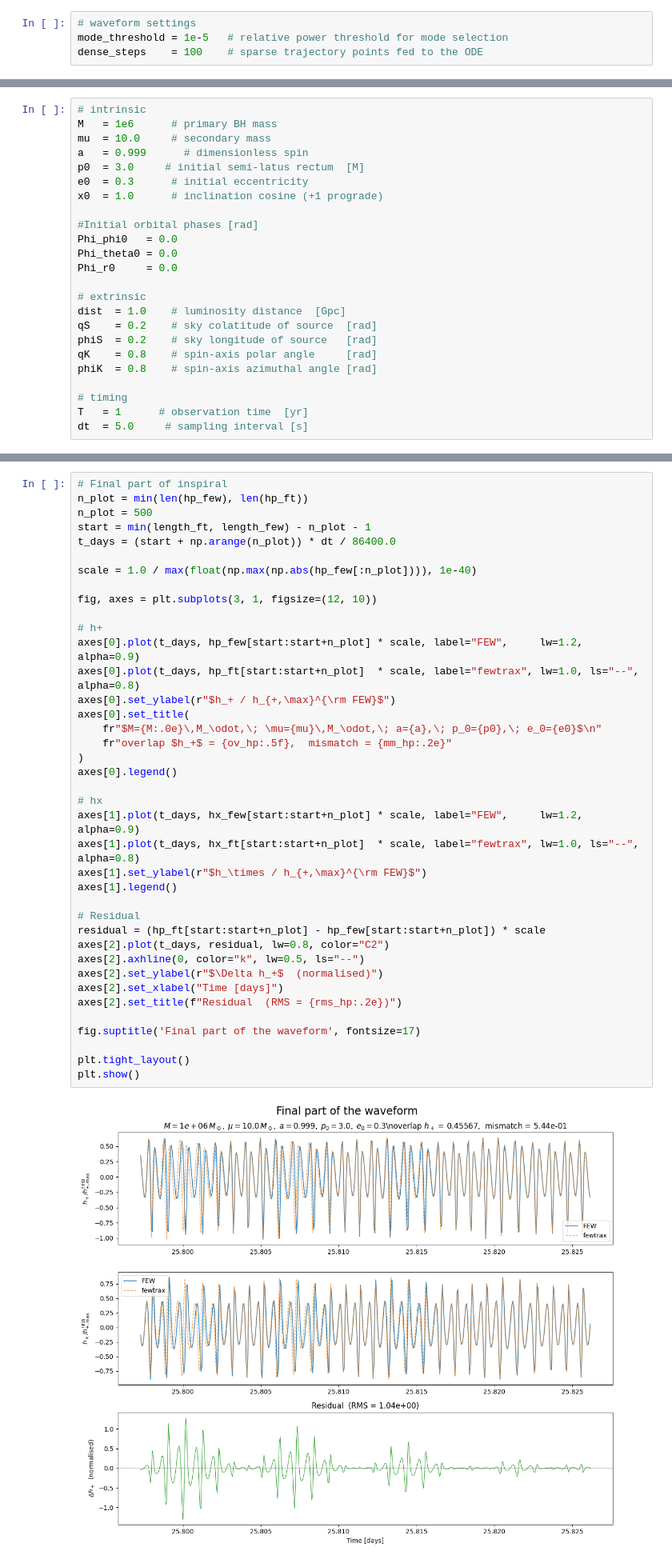
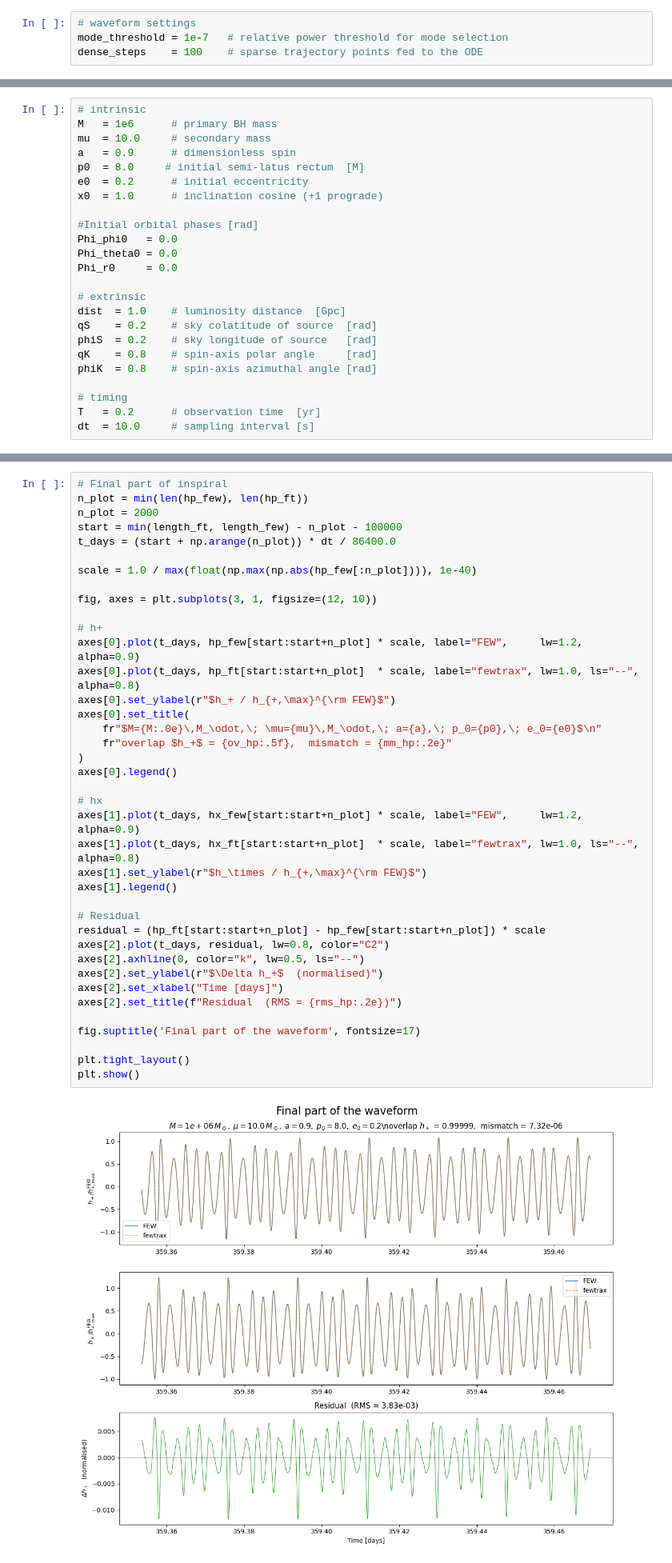
Before and after one commit to BertDepoorter/fewtrax, a Jupyter notebook: comparison/waveform_explorer.ipynb, the cells around one changed output, grey strips where cells are left out. Shown at 80% size. Saved outputs shown, nothing was run; the diff lists cells and outputs as text.

```diff
--- a/comparison/waveform_explorer.ipynb
+++ b/comparison/waveform_explorer.ipynb
@@ -42,7 +42,7 @@ FEW data directory: /Users/bertd/Documents/PhD/LISA/Codes/FastEMRIWaveforms/src/
 ## 1. Initialise waveform generators
 # %%
 # waveform settings
-mode_threshold = 1e-5   # relative power threshold for mode selection
+mode_threshold = 1e-7   # relative power threshold for mode selection
 dense_steps    = 100    # sparse trajectory points fed to the ODE
 # %%
 # ── fewtrax
@@ -69,9 +69,9 @@ FEW generator ready.
 # intrinsic
 M   = 1e6      # primary BH mass
 mu  = 10.0     # secondary mass
-a   = 0.999      # dimensionless spin
-p0  = 3.0     # initial semi-latus rectum  [M]
-e0  = 0.3      # initial eccentricity
+a   = 0.9      # dimensionless spin
+p0  = 8.0     # initial semi-latus rectum  [M]
+e0  = 0.2      # initial eccentricity
 x0  = 1.0      # inclination cosine (+1 prograde)
 
 #Initial orbital phases [rad]
@@ -87,8 +87,8 @@ qK    = 0.8    # spin-axis polar angle     [rad]
 phiK  = 0.8    # spin-axis azimuthal angle [rad]
 
 # timing
-T   = 1      # observation time  [yr]
-dt  = 5.0     # sampling interval [s]
+T   = 0.2      # observation time  [yr]
+dt  = 10.0     # sampling interval [s]
 # %% [markdown]
 ## 3. Generate waveforms
 # %%
@@ -241,8 +240,8 @@ length_few
 # %%
 # Final part of inspiral
 n_plot = min(len(hp_few), len(hp_ft))
-n_plot = 500
-start = min(length_ft, length_few) - n_plot - 1
+n_plot = 2000
+start = min(length_ft, length_few) - n_plot - 100000
 t_days = (start + np.arange(n_plot)) * dt / 86400.0
 
 scale = 1.0 / max(float(np.max(np.abs(hp_few[:n_plot]))), 1e-40)
@@ -251,34 +250,34 @@ fig, axes = plt.subplots(3, 1, figsize=(12, 10))
 
 # h+
 axes[0].plot(t_days, hp_few[start:start+n_plot] * scale, label="FEW",     lw=1.2, alpha=0.9)
 axes[0].plot(t_days, hp_ft[start:start+n_plot]  * scale, label="fewtrax", lw=1.0, ls="--", alpha=0.8)
 axes[0].set_ylabel(r"$h_+ / h_{+,\max}^{\rm FEW}$")
 axes[0].set_title(
     fr"$M={M:.0e}\,M_\odot,\; \mu={mu}\,M_\odot,\; a={a},\; p_0={p0},\; e_0={e0}$\n"
     fr"overlap $h_+$ = {ov_hp:.5f},  mismatch = {mm_hp:.2e}"
 )
 axes[0].legend()
 
 # hx
 axes[1].plot(t_days, hx_few[start:start+n_plot] * scale, label="FEW",     lw=1.2, alpha=0.9)
 axes[1].plot(t_days, hx_ft[start:start+n_plot]  * scale, label="fewtrax", lw=1.0, ls="--", alpha=0.8)
 axes[1].set_ylabel(r"$h_\times / h_{+,\max}^{\rm FEW}$")
 axes[1].legend()
 
 # Residual
 residual = (hp_ft[start:start+n_plot] - hp_few[start:start+n_plot]) * scale
 axes[2].plot(t_days, residual, lw=0.8, color="C2")
 axes[2].axhline(0, color="k", lw=0.5, ls="--")
 axes[2].set_ylabel(r"$\Delta h_+$  (normalised)")
 axes[2].set_xlabel("Time [days]")
 axes[2].set_title(f"Residual  (RMS = {rms_hp:.2e})")
 
 fig.suptitle('Final part of the waveform', fontsize=17)
 
 plt.tight_layout()
 plt.show()
 # %% [output]
-[figure, old version]
+[figure, new version]
 # %% [markdown]
 ## 6. Frequency-domain plots
 
```
Also changed, not shown: parts of 15 cells of this notebook, 1 other file.
